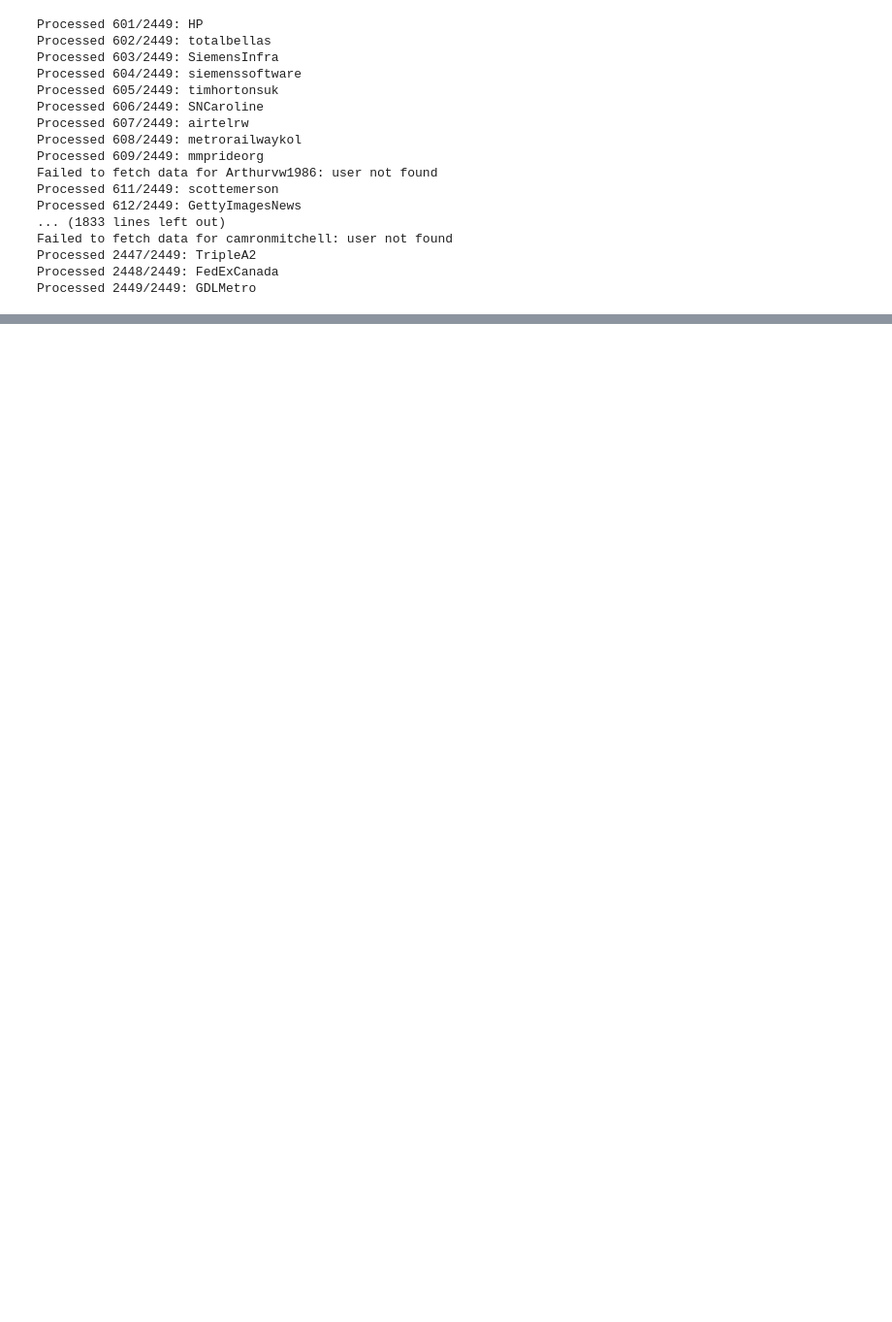
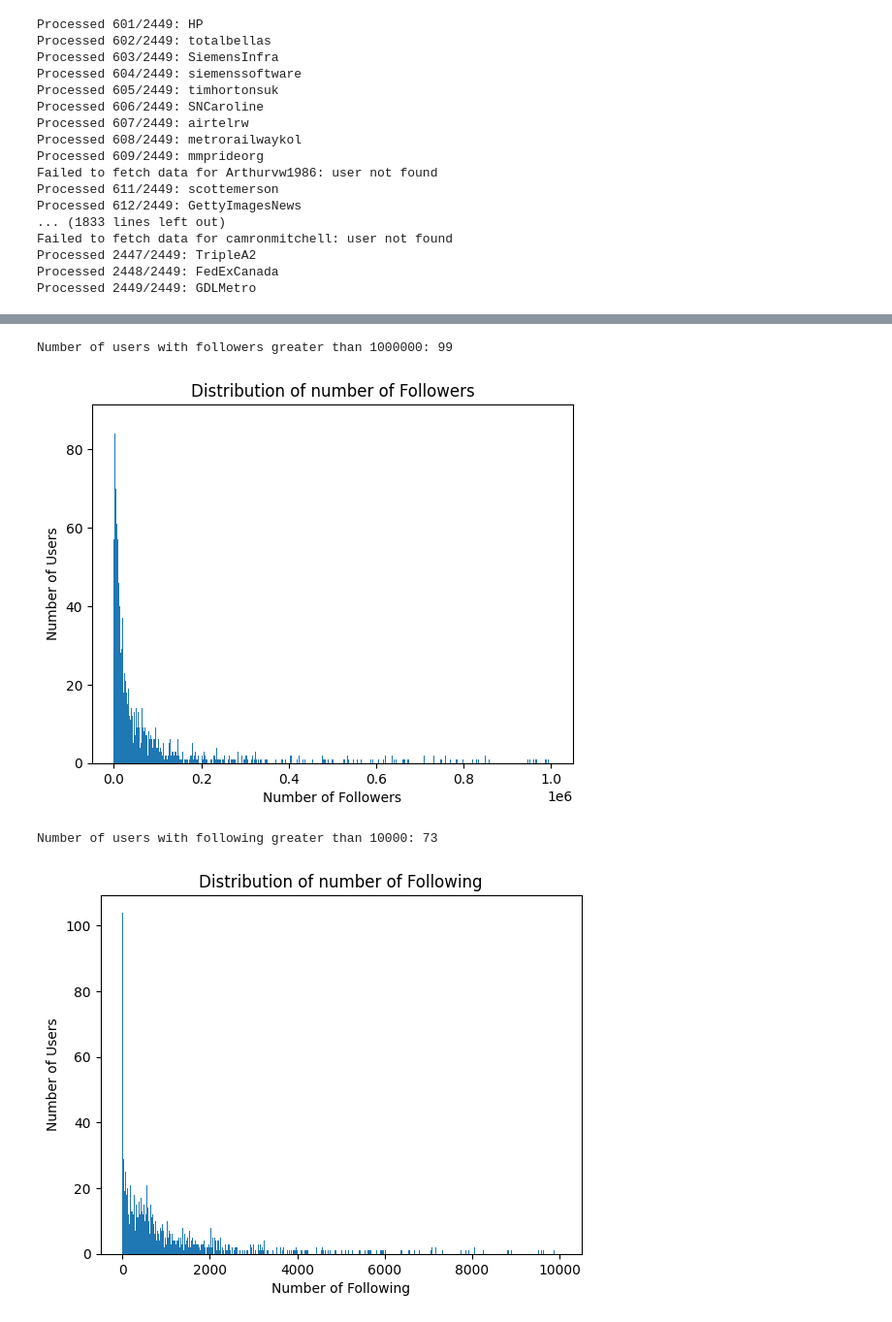
Before and after one commit to Swey17/AI_and_Dev_Swayam_Pandey_CSoT, a Jupyter notebook: getting_follower_count.ipynb, the cells around one changed output, grey strips where cells are left out. Shown at 97% size. Saved outputs shown, nothing was run; the diff lists cells and outputs as text; code cells hidden in the pictures; blank space fills up the shorter version.

```diff
--- a/getting_follower_count.ipynb
+++ b/getting_follower_count.ipynb
@@ -91,3 +97,10 @@ Failed to fetch data for camronmitchell: user not found
 Processed 2447/2449: TripleA2
 Processed 2448/2449: FedExCanada
 Processed 2449/2449: GDLMetro
+# %%
+import pandas as pd
+
+data = pd.read_csv("usernames_data_x.csv", parse_dates=['createdAt'])
+data.info()
+display(data.head())
+data.shape
@@ -93,0 +198,5 @@ Processed 2449/2449: GDLMetro
+# %%
+# dropping isAutomated, hasCustomTimelines, isTranslator, withheldInCountries, possiblySensitive, affiliatesHighlightedLabel, pinnedTweetIds, profile_bio_description since they are all none/empty
+# since they are all none/empty/False
+data = data.drop(columns=['isAutomated', 'hasCustomTimelines', 'isTranslator', 'withheldInCountries', 'possiblySensitive', 'affiliatesHighlightedLabel', 'pinnedTweetIds', 'profile_bio_description'])
+data.info()
@@ -93,0 +223,24 @@ Processed 2449/2449: GDLMetro
+# %%
+# plotting histogram of different features
+import matplotlib.pyplot as plt
+
+# plotting histogram of followers, taking range till 10,00,000 since only 99 users have followers greater than 10,00,000
+print("Number of users with followers greater than 1000000:", len(data[data['followers'] > 1000000]))
+followers_plt = plt.hist(data['followers'], bins=900, range=(0, 1000000))
+plt.title('Distribution of number of Followers')
+plt.xlabel('Number of Followers')
+plt.ylabel('Number of Users')
+plt.show()
+
+# plotting histogram of following
+print("Number of users with following greater than 10000:", len(data[data['following'] > 10000]))
+following_plt = plt.hist(data['following'], bins=1000, range=(0, 10000))
+plt.title('Distribution of number of Following')
+plt.xlabel('Number of Following')
+plt.ylabel('Number of Users')
+plt.show()
+# %% [output]
+Number of users with followers greater than 1000000: 99
+[figure, added]
+Number of users with following greater than 10000: 73
+[figure, added]
```
Also changed, not shown: parts of 8 cells of this notebook, 5 other files.
